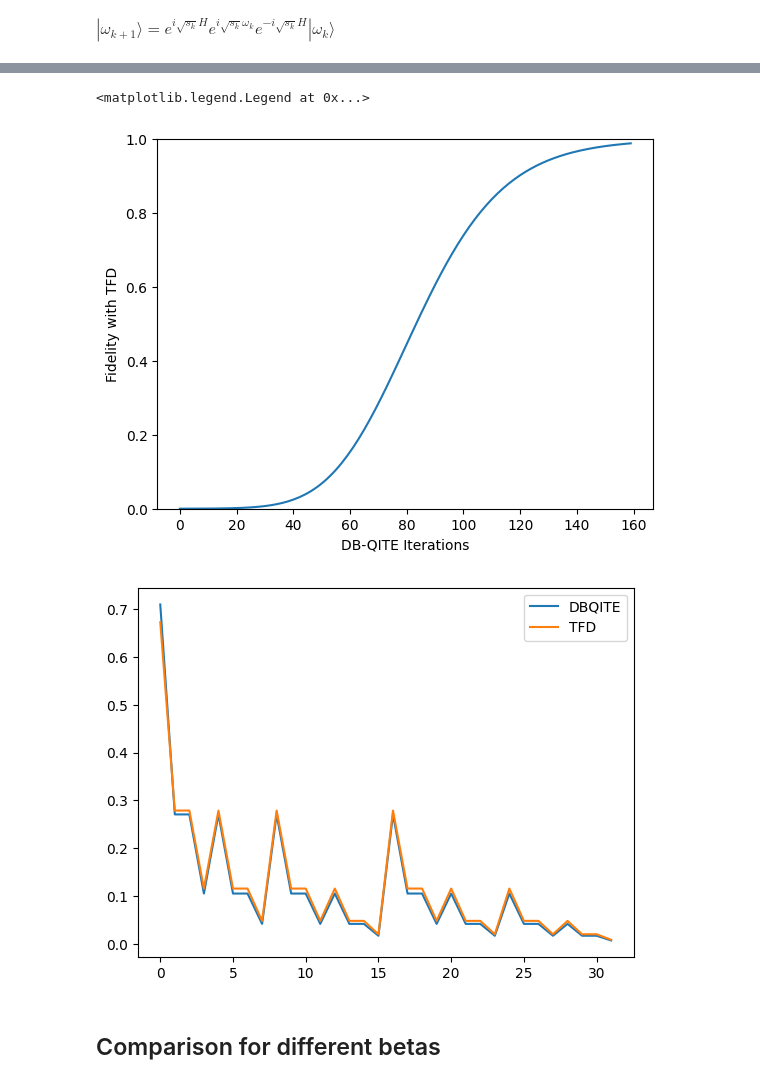
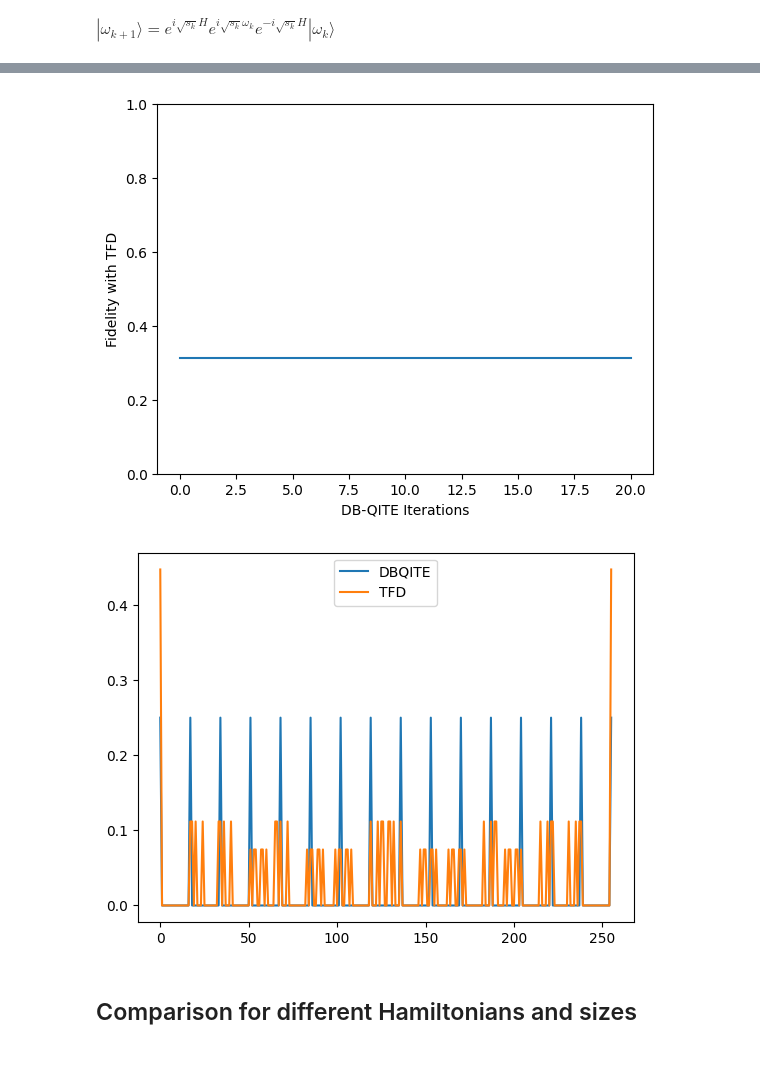
Before and after one commit to wrightjandrew/Master-Project, a Jupyter notebook: TFD.ipynb, the cells around one changed output, grey strips where cells are left out. Saved outputs shown, nothing was run; the diff lists cells and outputs as text; code cells hidden in the pictures.

Commit message:
auxiliary functions for TFD, optimal step size

```diff
--- a/TFD.ipynb
+++ b/TFD.ipynb
@@ -9,6 +11,11 @@ from tqdm import tqdm
 # %%
-nqubits = 5
-H_def = sum([ -Z(x) + X(x)  for x in range(nqubits)])
-# H_def = sum([ Z(x)*Z(x+1) +X(x) for x in range(nqubits-1)])
+nqubits = 4
+
+H_def = sum([ -Z(x)*Z(x+1) + X(x)*X(x+1)+ Y(x)*Y(x+1)  for x in range(nqubits-1)])
+#H_def = sum([ Z(x)*Z(x+1) +X(x) for x in range(nqubits-1)])
 H = hamiltonians.SymbolicHamiltonian(H_def).matrix
+H = np.kron(H,np.eye(2**nqubits))
+
+#H = np.kron(H,np.eye(2**5))
+eigs,vecs = np.linalg.eigh(H)
 # %% [output]
@@ -27,22 +46,8 @@ print(eigs)
 # %% [markdown]
 ## ITE
 $|\text{TFD}(\beta)\rangle = \frac{1}{\sqrt\mathcal{N}} e^{-\beta H/2} |\text{TFD}(0)\rangle$
-# %%
-def maxEntangledState(nqubits):
-    """
-    Returns the maximum entangled state of n qubits.
-    """
-    return np.array([1/np.sqrt(2**nqubits)]*(2**nqubits))
-
-def TFD(beta, ham, state):
-    """
-    Returns the Thermofield double state at inverse temperature beta.
-    """
-    tfd = sp.linalg.expm(-beta*ham/2)@state
-    normalization = np.sqrt(np.conj(tfd)@tfd)
-    return 1/normalization*tfd
 # %%
-beta = np.logspace(-5, 1, 10)
-tfd = np.zeros((len(beta), 2**nqubits), dtype=complex)
+beta = np.logspace(-5, 2, 10)
+tfd = np.zeros((len(beta), 2**(2*nqubits)), dtype=complex)
 for i in range(len(beta)):
     tfd[i] = TFD(beta[i], H, maxEntangledState(nqubits))
@@ -219,29 +128,21 @@ plt.legend()
 # %%
 state = maxEntangledState(nqubits)
-step = 0.1
-iters = 160
-
-newState = DBQITE(iters, H, step, state)
-
-fidelity = np.zeros(iters)
-for i in range(iters):
-    fidelity[i] = np.abs(UJFidelity(tfd[-1,:], newState[i,:]))
+fidelity, state, steps = optimalDBI(H, state, tfd[-1,:], "DBIQITE")
 
 plt.figure()
 plt.plot(fidelity)
 plt.xlabel('DB-QITE Iterations')
 plt.ylabel('Fidelity with TFD')
 plt.ylim(0,1)
-
-
+plt.show()
 
 plt.figure()
-plt.plot(np.abs(newState[-1,:]),label='DBQITE')
+plt.plot(np.abs(state),label='DBQITE')
 plt.plot(np.abs(tfd[-1,:]), label='TFD')
 plt.legend()
+plt.show()
 # %% [output]
-<matplotlib.legend.Legend at 0x...>
-[figure, old version]
+[figure, new version]
-[figure, old version]
+[figure, new version]
 # %% [markdown]
-## Comparison for different betas
+## Comparison for different Hamiltonians and sizes
```
Also changed, not shown: parts of 21 cells of this notebook, 1 other file.
